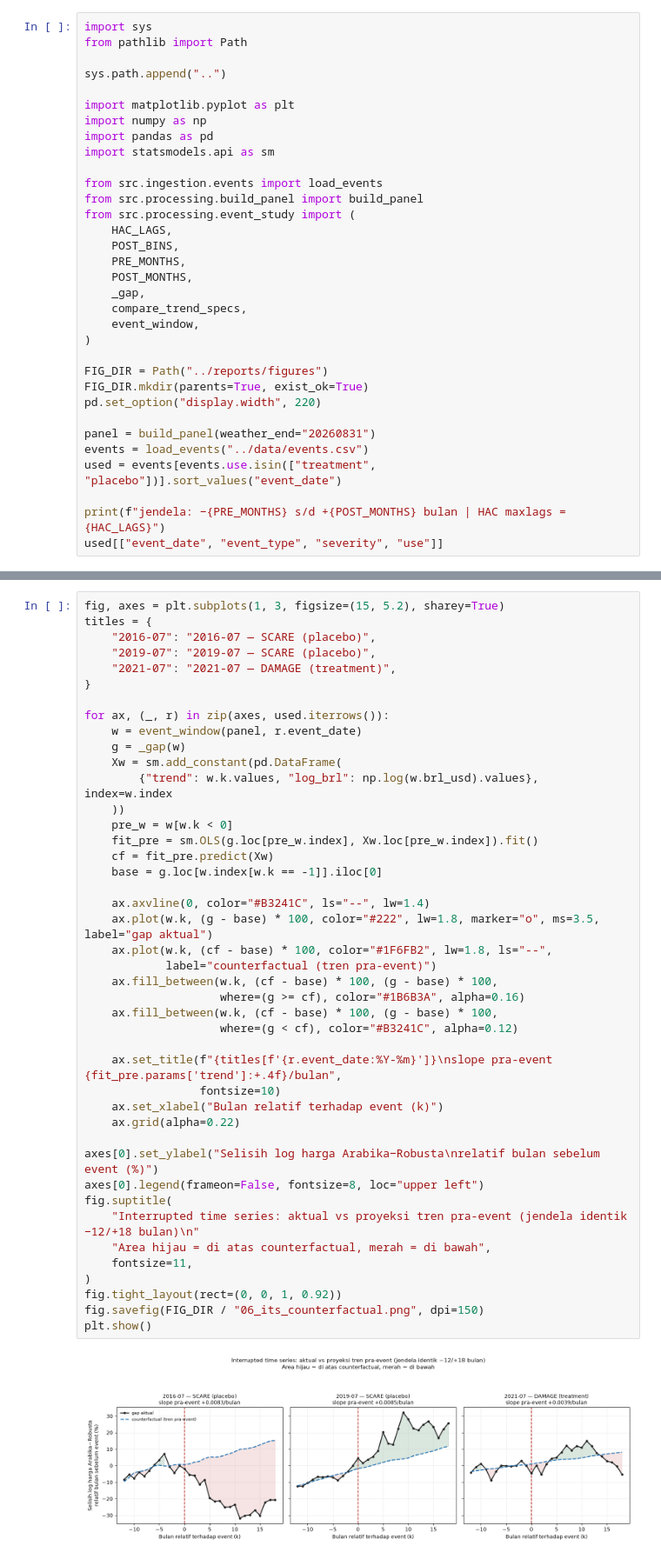
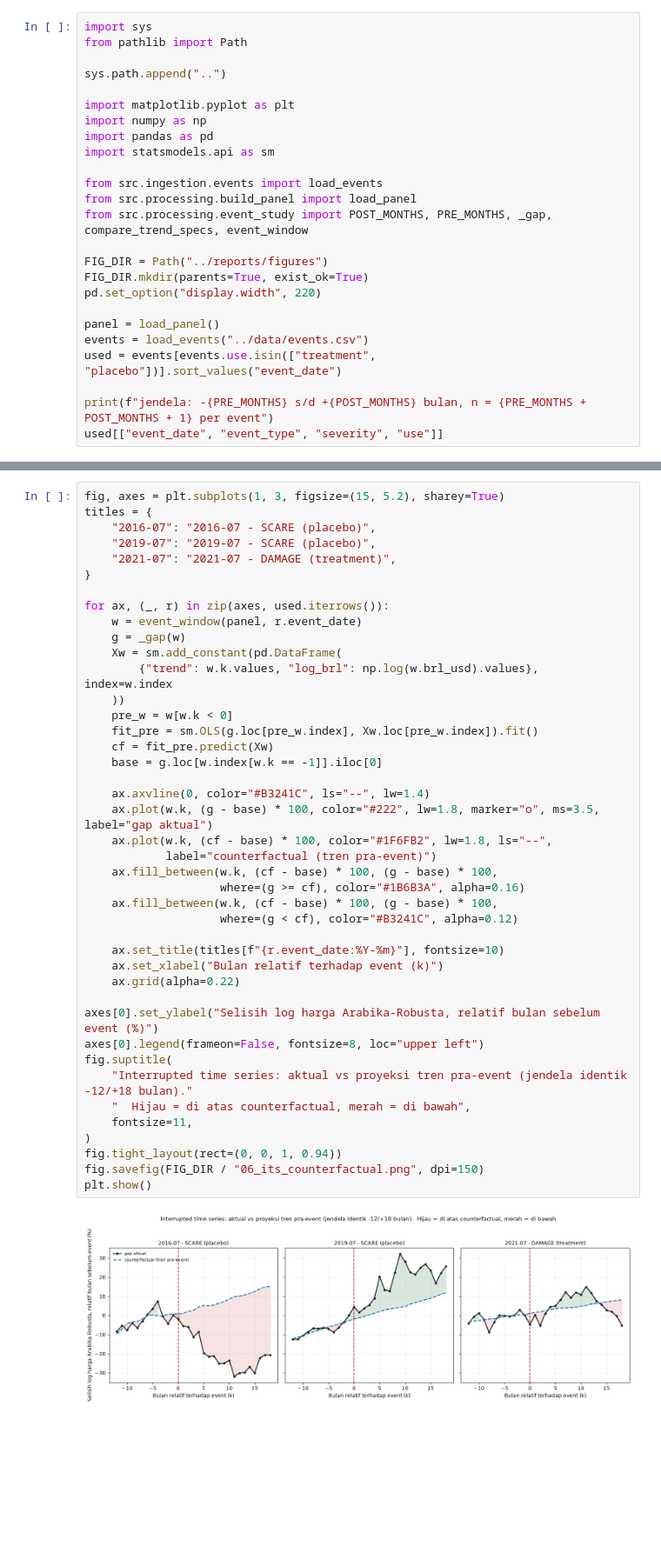
Before and after one commit to ixircs/coffee, a Jupyter notebook: notebooks/02_causal_did.ipynb, the cells around one changed output, grey strips where cells are left out. Shown at 87% size. Saved outputs shown, nothing was run; the diff lists cells and outputs as text; blank space fills up the shorter version.

```diff
--- a/notebooks/02_causal_did.ipynb
+++ b/notebooks/02_causal_did.ipynb
@@ -26,25 +29,17 @@ import pandas as pd
 import statsmodels.api as sm
 
 from src.ingestion.events import load_events
-from src.processing.build_panel import build_panel
-from src.processing.event_study import (
-    HAC_LAGS,
-    POST_BINS,
-    PRE_MONTHS,
-    POST_MONTHS,
-    _gap,
-    compare_trend_specs,
-    event_window,
-)
+from src.processing.build_panel import load_panel
+from src.processing.event_study import POST_MONTHS, PRE_MONTHS, _gap, compare_trend_specs, event_window
 
 FIG_DIR = Path("../reports/figures")
 FIG_DIR.mkdir(parents=True, exist_ok=True)
 pd.set_option("display.width", 220)
 
-panel = build_panel(weather_end="20260831")
+panel = load_panel()
 events = load_events("../data/events.csv")
 used = events[events.use.isin(["treatment", "placebo"])].sort_values("event_date")
 
-print(f"jendela: −{PRE_MONTHS} s/d +{POST_MONTHS} bulan | HAC maxlags = {HAC_LAGS}")
+print(f"jendela: -{PRE_MONTHS} s/d +{POST_MONTHS} bulan, n = {PRE_MONTHS + POST_MONTHS + 1} per event")
 used[["event_date", "event_type", "severity", "use"]]
 # %% [output]
@@ -207,48 +190,47 @@ dari garis proyeksi tepat setelah k = 0 — dan hanya pada event yang benar-bena
 # %%
 fig, axes = plt.subplots(1, 3, figsize=(15, 5.2), sharey=True)
 titles = {
-    "2016-07": "2016-07 — SCARE (placebo)",
-    "2019-07": "2019-07 — SCARE (placebo)",
-    "2021-07": "2021-07 — DAMAGE (treatment)",
+    "2016-07": "2016-07 - SCARE (placebo)",
+    "2019-07": "2019-07 - SCARE (placebo)",
+    "2021-07": "2021-07 - DAMAGE (treatment)",
 }
 
 for ax, (_, r) in zip(axes, used.iterrows()):
     w = event_window(panel, r.event_date)
     g = _gap(w)
     Xw = sm.add_constant(pd.DataFrame(
         {"trend": w.k.values, "log_brl": np.log(w.brl_usd).values}, index=w.index
     ))
     pre_w = w[w.k < 0]
     fit_pre = sm.OLS(g.loc[pre_w.index], Xw.loc[pre_w.index]).fit()
     cf = fit_pre.predict(Xw)
     base = g.loc[w.index[w.k == -1]].iloc[0]
 
     ax.axvline(0, color="#B3241C", ls="--", lw=1.4)
     ax.plot(w.k, (g - base) * 100, color="#222", lw=1.8, marker="o", ms=3.5, label="gap aktual")
     ax.plot(w.k, (cf - base) * 100, color="#1F6FB2", lw=1.8, ls="--",
             label="counterfactual (tren pra-event)")
     ax.fill_between(w.k, (cf - base) * 100, (g - base) * 100,
                     where=(g >= cf), color="#1B6B3A", alpha=0.16)
     ax.fill_between(w.k, (cf - base) * 100, (g - base) * 100,
                     where=(g < cf), color="#B3241C", alpha=0.12)
 
-    ax.set_title(f"{titles[f'{r.event_date:%Y-%m}']}\nslope pra-event {fit_pre.params['trend']:+.4f}/bulan",
-                 fontsize=10)
+    ax.set_title(titles[f"{r.event_date:%Y-%m}"], fontsize=10)
     ax.set_xlabel("Bulan relatif terhadap event (k)")
     ax.grid(alpha=0.22)
 
-axes[0].set_ylabel("Selisih log harga Arabika−Robusta\nrelatif bulan sebelum event (%)")
+axes[0].set_ylabel("Selisih log harga Arabika-Robusta, relatif bulan sebelum event (%)")
 axes[0].legend(frameon=False, fontsize=8, loc="upper left")
 fig.suptitle(
-    "Interrupted time series: aktual vs proyeksi tren pra-event (jendela identik −12/+18 bulan)\n"
-    "Area hijau = di atas counterfactual, merah = di bawah",
+    "Interrupted time series: aktual vs proyeksi tren pra-event (jendela identik -12/+18 bulan)."
+    "  Hijau = di atas counterfactual, merah = di bawah",
     fontsize=11,
 )
-fig.tight_layout(rect=(0, 0, 1, 0.92))
+fig.tight_layout(rect=(0, 0, 1, 0.94))
 fig.savefig(FIG_DIR / "06_its_counterfactual.png", dpi=150)
 plt.show()
 # %% [output]
-[figure, old version]
+[figure, new version]
 # %% [markdown]
 **Interpretasi:**
 
```
Also changed, not shown: parts of 18 cells of this notebook, 3 other files.
